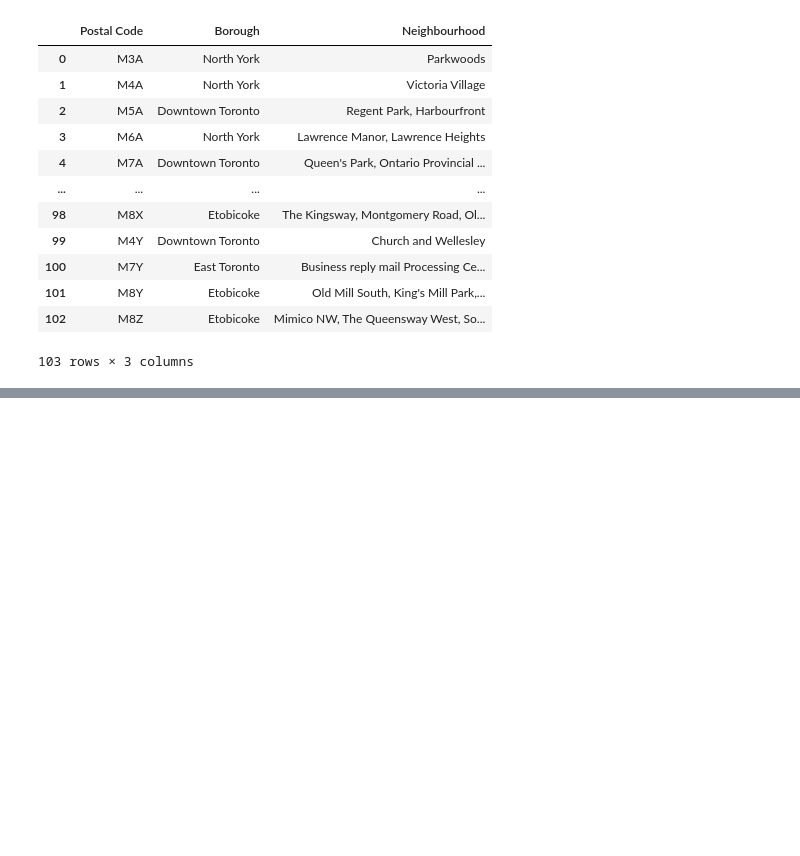
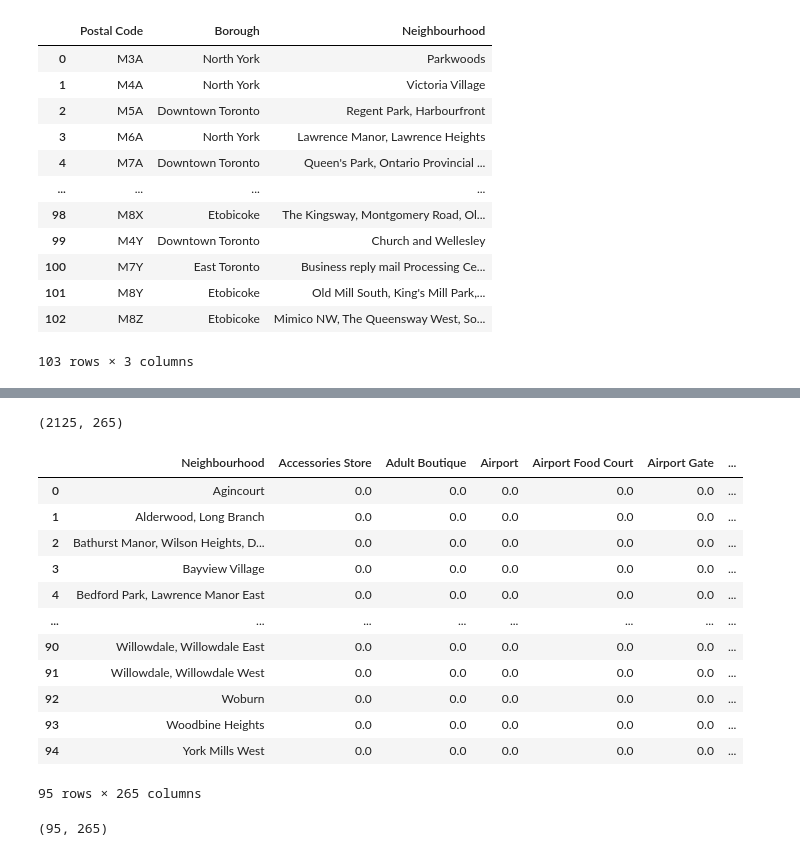
Before and after one commit to 010ecamp/Coursera_Capstone, a Jupyter notebook: Coursera_Capstone_Erick_C.ipynb, the cells around one changed output, grey strips where cells are left out. Drawn from its saved outputs; the diff is of its cells as text; code cells hidden in the pictures; blank space fills up the shorter version.

```diff
--- a/Coursera_Capstone_Erick_C.ipynb
+++ b/Coursera_Capstone_Erick_C.ipynb
@@ -89,0 +137,4 @@ df_neigh_2
+# %%
+# creates blank map of Canada using latitude and longitude values
+map_canada = folium.Map(location = [43.6532,-79.3832], zoom_start = 10)
+map_canada
@@ -89,0 +161,9 @@ df_neigh_2
+# %%
+CLIENT_ID = 'M2I1QGJOQGDW33GVQENR0PZWFD5AZA0SNWZNLST0J1IMSRSN' # your Foursquare ID
+CLIENT_SECRET = 'X3GUNXBQ1E4JZNUZ0N5IY5ZYYOJBWT00FCOPMI2UHMSUX3RM' # your Foursquare Secret
+VERSION = '20180605' # Foursquare API version
+LIMIT = 100 # A default Foursquare API limit value
+
+print('Your credentails:')
+print('CLIENT_ID: ' + CLIENT_ID)
+print('CLIENT_SECRET:' + CLIENT_SECRET)
@@ -89,0 +220,6 @@ df_neigh_2
+# %%
+## calls above function for each neighbourhood into a new dataframe
+canada_venues = getNearbyVenues(names = neighbourhoods["Neighbourhood"],
+                                latitudes = neighbourhoods["Latitude"],
+                                longitudes = neighbourhoods["Longitude"]
+                               )
@@ -89,0 +284,14 @@ df_neigh_2
+# %%
+## Analyzing each neighbourhood
+
+## One Hot Encoding
+canada_onehot = pd.get_dummies(canada_venues[["Venue Category"]], prefix = "", prefix_sep = "")
+
+## add neighbourhood column back to dataframe
+canada_onehot["Neighbourhood"] = canada_venues["Neighbourhood"]
+
+##move neighbourhood column to first column
+fixed_columns = [canada_onehot.columns[-1]] + list(canada_onehot.columns[:-1])
+canada_onehot = canada_onehot[fixed_columns]
+
+canada_onehot.head(10)
@@ -89,0 +311,28 @@ df_neigh_2
+# %%
+## examines dataframe size
+canada_onehot.shape
+# %% [output]
+(2125, 265)
+# %%
+## grouping rows by neighbourhood and by taking the mean of the frequency of occurrence of each category
+canada_grouped = canada_onehot.groupby("Neighbourhood").mean().reset_index()
+canada_grouped
+# %% [output]
+|  | Neighbourhood | Accessories Store | Adult Boutique | Airport | Airport Food Court | Airport Gate | ... |
+| 0 | Agincourt | 0.0 | 0.0 | 0.0 | 0.0 | 0.0 | ... |
+| 1 | Alderwood, Long Branch | 0.0 | 0.0 | 0.0 | 0.0 | 0.0 | ... |
+| 2 | Bathurst Manor, Wilson Heights, D... | 0.0 | 0.0 | 0.0 | 0.0 | 0.0 | ... |
+| 3 | Bayview Village | 0.0 | 0.0 | 0.0 | 0.0 | 0.0 | ... |
+| 4 | Bedford Park, Lawrence Manor East | 0.0 | 0.0 | 0.0 | 0.0 | 0.0 | ... |
+| ... | ... | ... | ... | ... | ... | ... | ... |
+| 90 | Willowdale, Willowdale East | 0.0 | 0.0 | 0.0 | 0.0 | 0.0 | ... |
+| 91 | Willowdale, Willowdale West | 0.0 | 0.0 | 0.0 | 0.0 | 0.0 | ... |
+| 92 | Woburn | 0.0 | 0.0 | 0.0 | 0.0 | 0.0 | ... |
+| 93 | Woodbine Heights | 0.0 | 0.0 | 0.0 | 0.0 | 0.0 | ... |
+| 94 | York Mills West | 0.0 | 0.0 | 0.0 | 0.0 | 0.0 | ... |
+95 rows × 265 columns
+# %%
+## confirming size
+canada_grouped.shape
+# %% [output]
+(95, 265)
```
Also changed, not shown: parts of 31 cells of this notebook.
